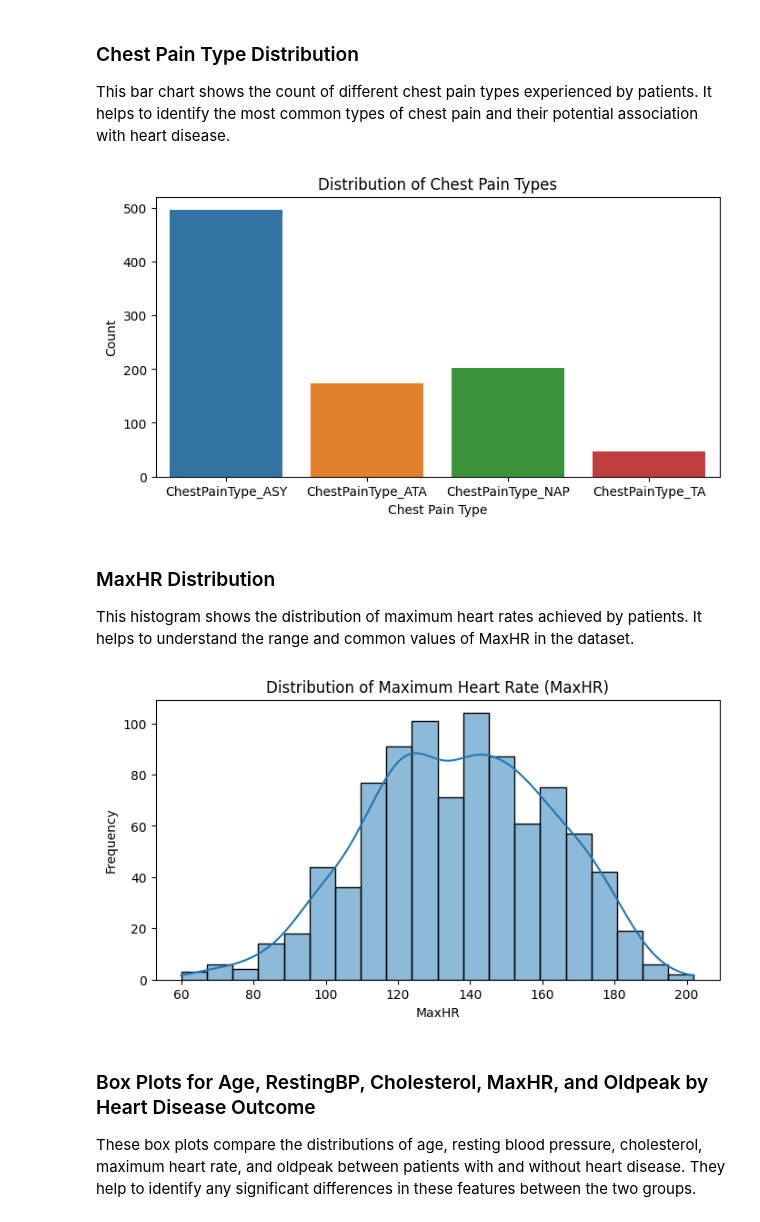
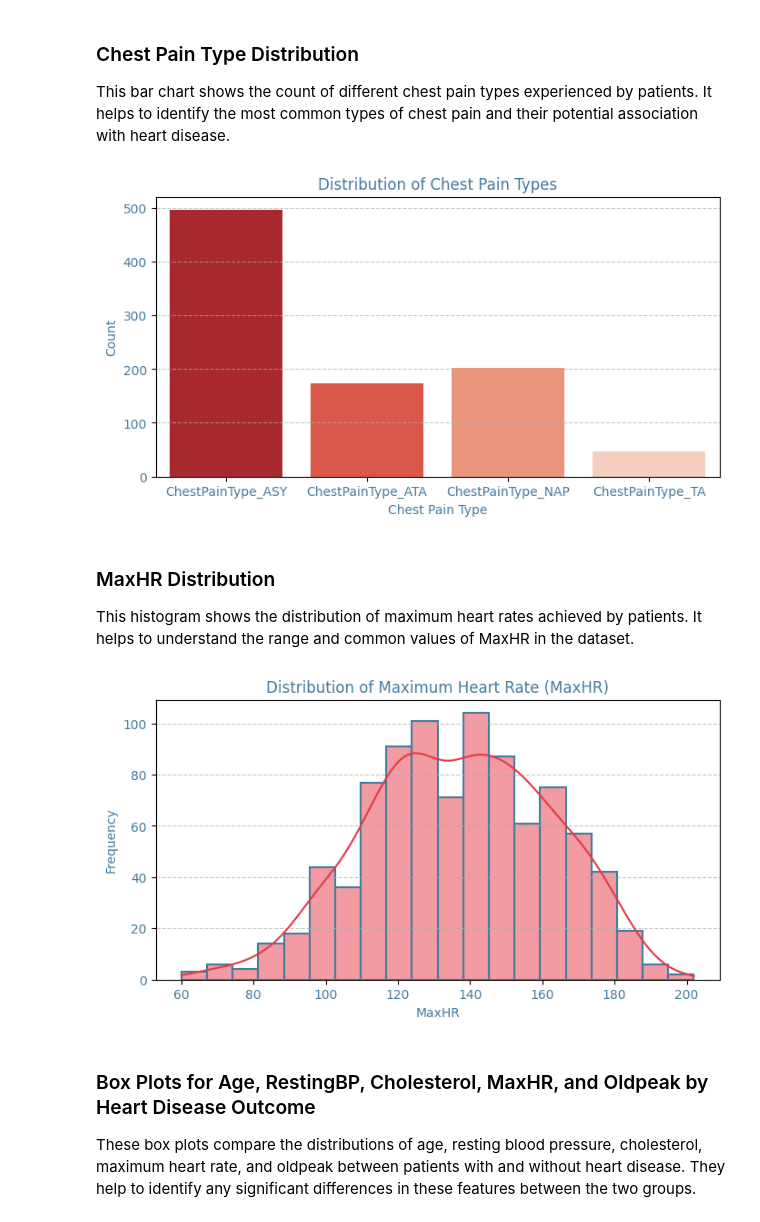
Before and after one commit to syedfaiqueali/CT-562-Machine-Learning, a Jupyter notebook: heart-disease-prediction-using-ann-cnn.ipynb, the cells around one changed output. Cells and saved outputs as stored; diff of their text form; code cells hidden in the pictures.

Commit message:
Kaggle Notebook | Heart-Disease-Prediction-Using-ANN-&-CNN | Version 5

```diff
--- a/heart-disease-prediction-using-ann-cnn.ipynb
+++ b/heart-disease-prediction-using-ann-cnn.ipynb
@@ -92,26 +95,32 @@ This bar chart shows the count of different chest pain types experienced by pati
 # %%
 plt.figure(figsize=(8, 4))
 chest_pain_counts = df[['ChestPainType_ASY', 'ChestPainType_ATA', 'ChestPainType_NAP', 'ChestPainType_TA']].sum()
-sns.barplot(x=chest_pain_counts.index, y=chest_pain_counts.values)
-plt.title('Distribution of Chest Pain Types')
-plt.xlabel('Chest Pain Type')
-plt.ylabel('Count')
+sns.barplot(x=chest_pain_counts.index, y=chest_pain_counts.values, palette='Reds_r')
+plt.title('Distribution of Chest Pain Types', color='#457b9d')
+plt.xlabel('Chest Pain Type', color='#457b9d')
+plt.ylabel('Count', color='#457b9d')
+plt.xticks(color='#457b9d')
+plt.yticks(color='#457b9d')
+plt.grid(axis='y', linestyle='--', alpha=0.7)
 plt.show()
 # %% [output]
-[figure, old version]
+[figure, new version]
 # %% [markdown]
 ### MaxHR Distribution
 
 This histogram shows the distribution of maximum heart rates achieved by patients. It helps to understand the range and common values of MaxHR in the dataset.
 # %%
 plt.figure(figsize=(8, 4))
-sns.histplot(df['MaxHR'], bins=20, kde=True)
-plt.title('Distribution of Maximum Heart Rate (MaxHR)')
-plt.xlabel('MaxHR')
-plt.ylabel('Frequency')
+sns.histplot(df['MaxHR'], bins=20, kde=True, color='#e63946', edgecolor='#457b9d', linewidth=1.5)
+plt.title('Distribution of Maximum Heart Rate (MaxHR)', color='#457b9d')
+plt.xlabel('MaxHR', color='#457b9d')
+plt.ylabel('Frequency', color='#457b9d')
+plt.xticks(color='#457b9d')
+plt.yticks(color='#457b9d')
+plt.grid(axis='y', linestyle='--', alpha=0.7)
 plt.show()
 # %% [output]
-[figure, old version]
+[figure, new version]
 # %% [markdown]
 ### Box Plots for Age, RestingBP, Cholesterol, MaxHR, and Oldpeak by Heart Disease Outcome
 
```
Also changed, not shown: parts of 3 cells of this notebook.
